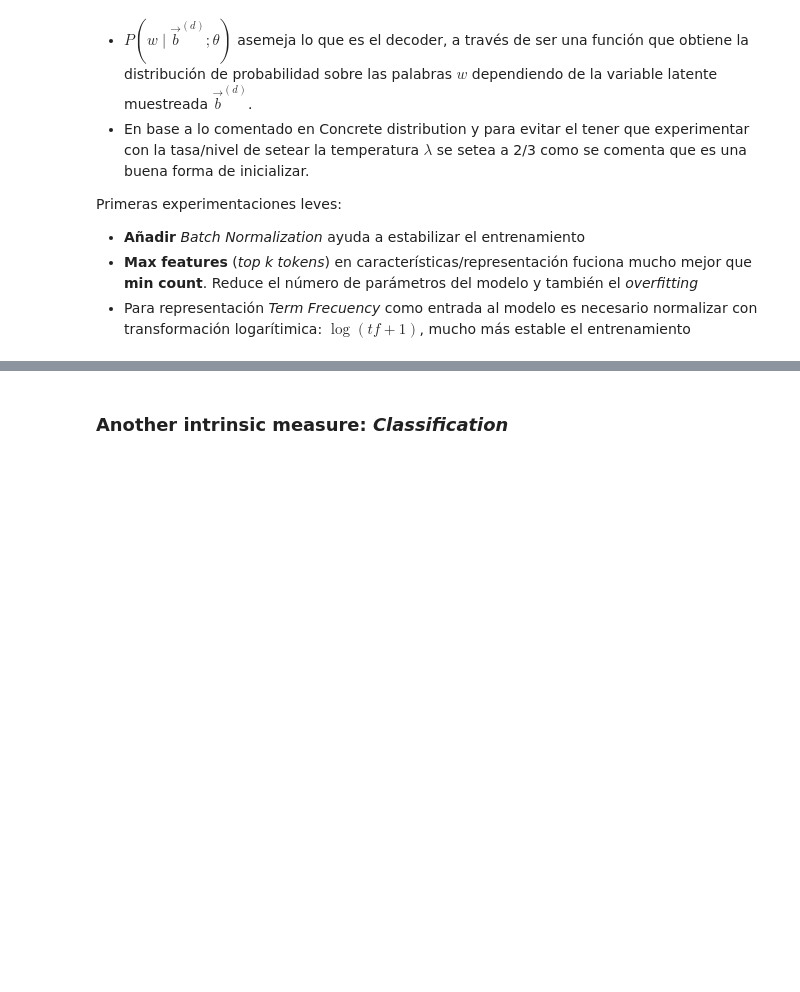
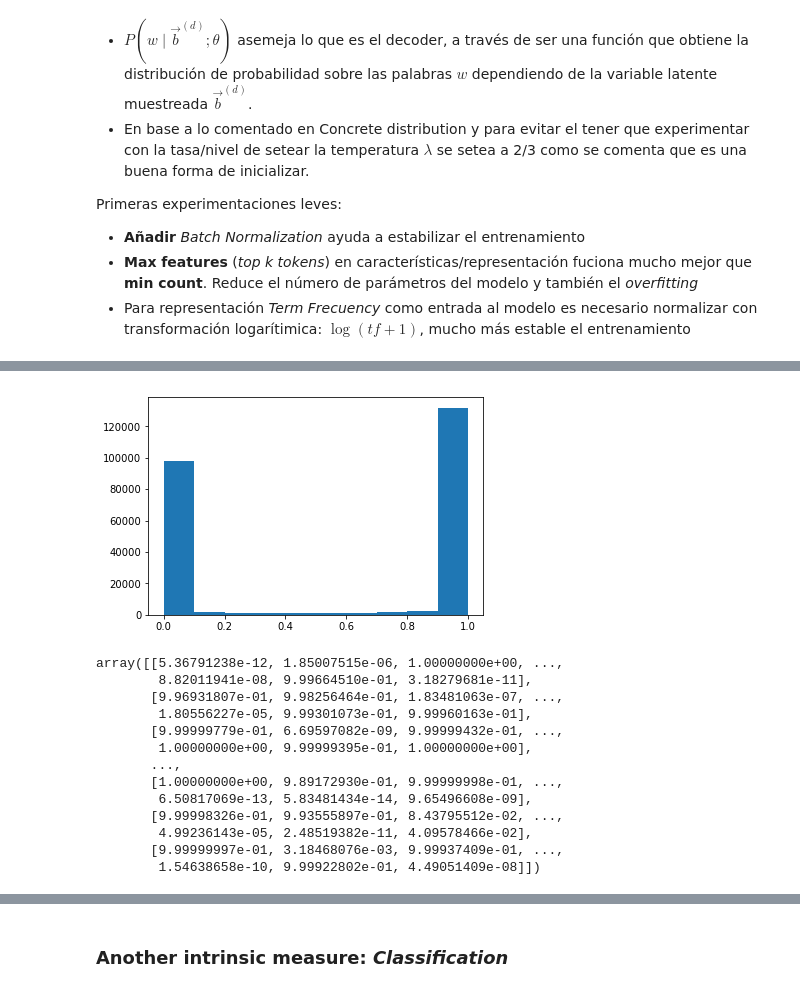
Before and after one commit to fmenat/DiscreteVAE, a Jupyter notebook: BinaryVAE_text.ipynb, the cells around one changed output, grey strips where cells are left out. Cells and saved outputs as stored; diff of their text form; code cells hidden in the pictures; blank space fills up the shorter version.

```diff
--- a/BinaryVAE_text.ipynb
+++ b/BinaryVAE_text.ipynb
@@ -825 +838,28 @@ Epoch 30/30
+# %%
+def samp_gumb(logits):
+    eps = K.epsilon()
+    U = np.random.uniform(0, 1, logits.shape)
+    b = logits + np.log(U + eps)- np.log(1-U + eps)
+    return expit(b/0.67) #maybe lower
+
+X_train_Bcode_samp = samp_gumb(encoder_Bvae.predict(X_train_input))
+
+plt.hist(X_train_Bcode_samp.flatten())
+plt.show()
+X_train_Bcode_samp
+# %% [output]
+[figure, added]
+array([[5.36791238e-12, 1.85007515e-06, 1.00000000e+00, ...,
+        8.82011941e-08, 9.99664510e-01, 3.18279681e-11],
+       [9.96931807e-01, 9.98256464e-01, 1.83481063e-07, ...,
+        1.80556227e-05, 9.99301073e-01, 9.99960163e-01],
+       [9.99999779e-01, 6.69597082e-09, 9.99999432e-01, ...,
+        1.00000000e+00, 9.99999395e-01, 1.00000000e+00],
+       ...,
+       [1.00000000e+00, 9.89172930e-01, 9.99999998e-01, ...,
+        6.50817069e-13, 5.83481434e-14, 9.65496608e-09],
+       [9.99998326e-01, 9.93555897e-01, 8.43795512e-02, ...,
+        4.99236143e-05, 2.48519382e-11, 4.09578466e-02],
+       [9.99999997e-01, 3.18468076e-03, 9.99937409e-01, ...,
+        1.54638658e-10, 9.99922802e-01, 4.49051409e-08]])
 # %%
```
Also changed, not shown: parts of 40 cells of this notebook, 4 other files.
